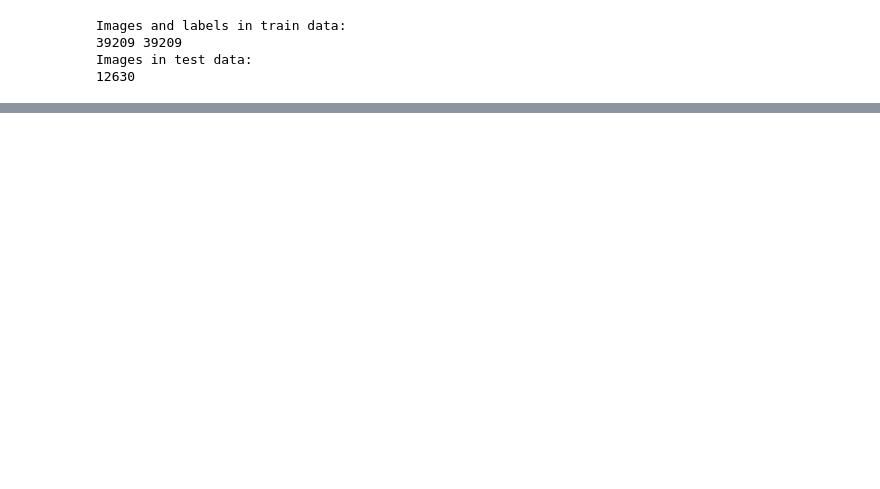
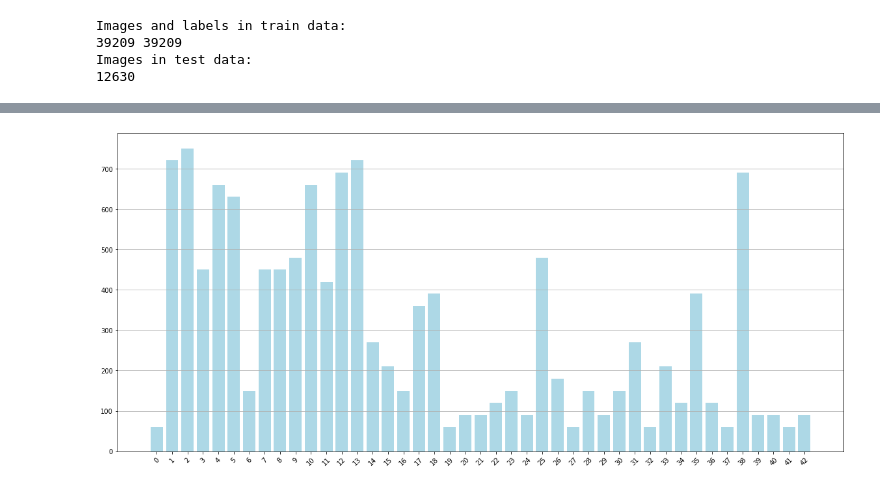
Before and after one commit to imarekkus/Master-s_Thesis, a Jupyter notebook: kody/EDA.ipynb, the cells around one changed output, grey strips where cells are left out. Cells and saved outputs as stored; diff of their text form; code cells hidden in the pictures; blank space fills up the shorter version.

```diff
--- a/kody/EDA.ipynb
+++ b/kody/EDA.ipynb
@@ -142,0 +221,10 @@ plt.show()
+# %%
+# Balance of classes in test set
+
+plt.figure(figsize=(20,9))
+plt.grid(axis='y')
+plt.bar(unique_classes_test, classes_counts_test, color='lightblue')
+plt.xticks(unique_classes_test, rotation=45)
+plt.show()
+# %% [output]
+[figure, added]
```
Also changed, not shown: parts of 10 cells of this notebook, 7 other files.
